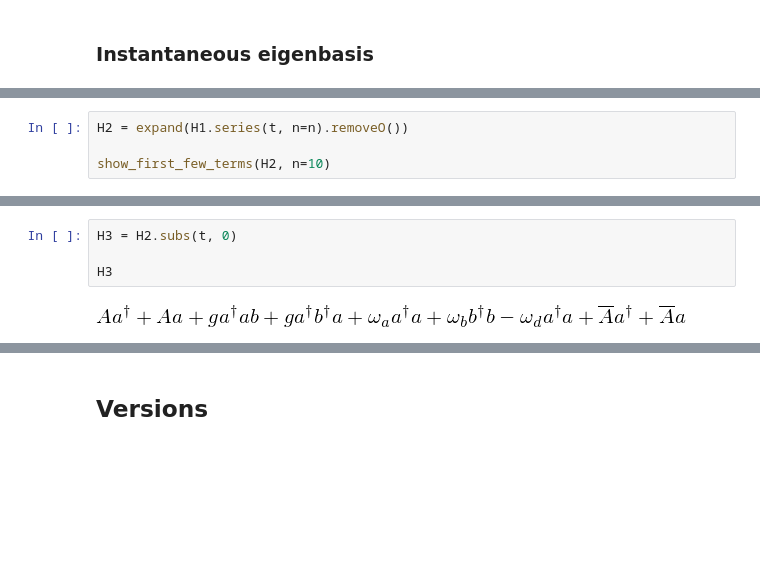
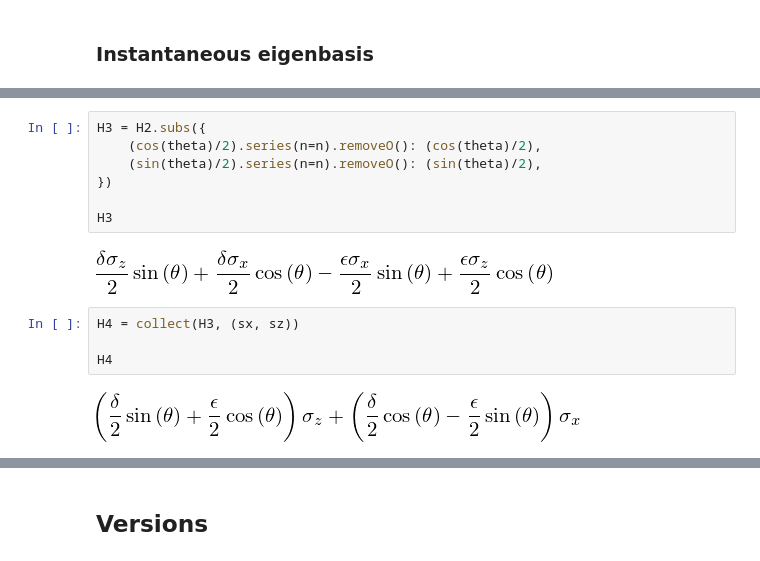
Before and after one commit to jrjohansson/sympsi-notebooks, a Jupyter notebook: sympy-quantum-pauli-transformations.ipynb, the cells around one changed output, grey strips where cells are left out. Cells and saved outputs as stored; diff of their text form; blank space fills up the shorter version.

```diff
--- a/sympy-quantum-pauli-transformations.ipynb
+++ b/sympy-quantum-pauli-transformations.ipynb
@@ -92,4 +48,0 @@ We can now performa rotating-wave approximation (RWA) by eliminating all terms t
-# %%
-H2 = expand(H1.series(t, n=n).removeO())
-
-show_first_few_terms(H2, n=10)
@@ -98,6 +49,15 @@ $- \frac{4 i}{15} A \omega_{d}^{5} t^{5} {a} + \frac{2 A}{3} \omega_{d}^{4} t^{4
-# %%
-H3 = H2.subs(t, 0)
-
-H3
-# %% [output]
-[figure, removed]
+# %%
+H3 = H2.subs({
+    (cos(theta)/2).series(n=n).removeO(): (cos(theta)/2),
+    (sin(theta)/2).series(n=n).removeO(): (sin(theta)/2),
+})
+
+H3
+# %% [output]
+[figure, added]
+# %%
+H4 = collect(H3, (sx, sz))
+
+H4
+# %% [output]
+[figure, added]
```
Also changed, not shown: parts of 27 cells of this notebook, 2 other files.
